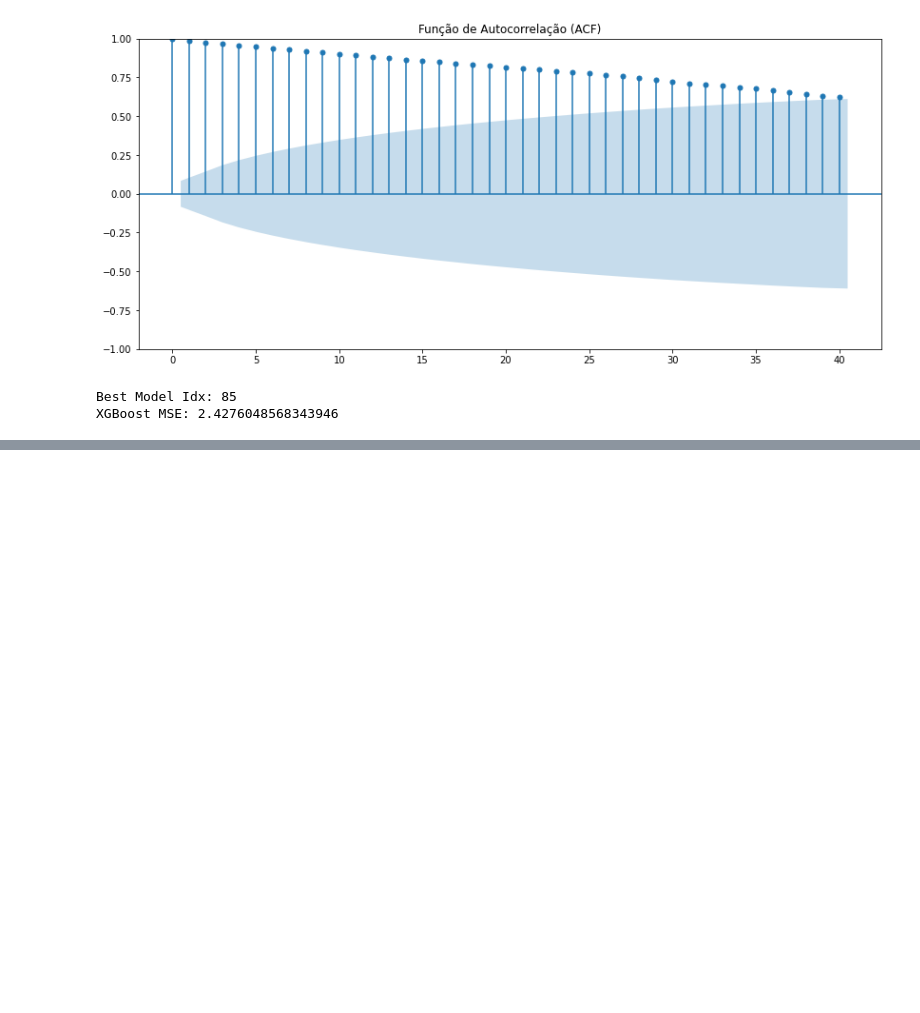
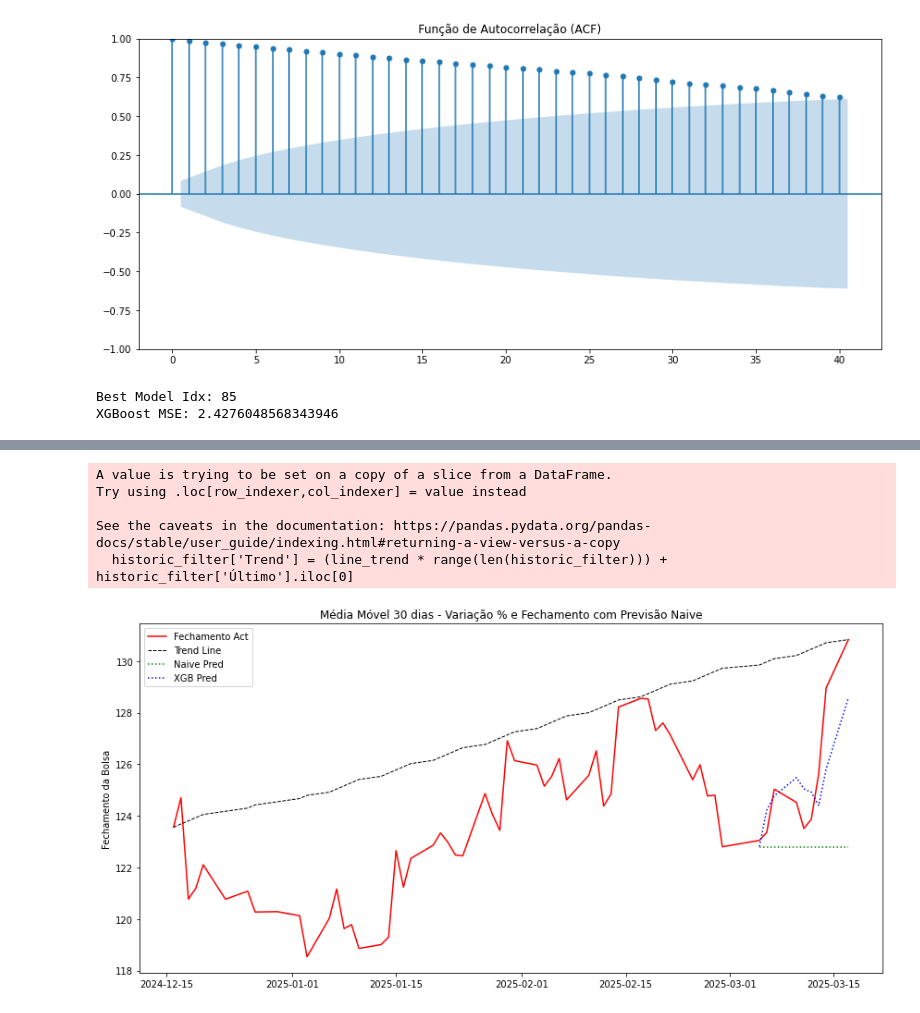
Before and after one commit to luishrufino/previsao_ibovespa, a Jupyter notebook: Machine Code.ipynb, the cells around one changed output, grey strips where cells are left out. Saved outputs shown, nothing was run; the diff lists cells and outputs as text; code cells hidden in the pictures; blank space fills up the shorter version.

```diff
--- a/Machine Code.ipynb
+++ b/Machine Code.ipynb
@@ -259,6 +246,9 @@ predictors = [
 Period: 550.0 days
 [figure]
 # %%
+df_train = historic_df.loc[:train_end]
+df_test = historic_df.loc[train_end:]
+
 # Define features and target
 X_train = df_train[predictors]
 y_train = df_train['Último']
@@ -301,0 +288,5 @@ array([122.80953 , 124.23054 , 124.769135, 125.48421 , 125.04763 ,
+# %%
+xgb_pred_series = pd.Series(xgb_pred, index=df_test.index, name='pred')
+xgb_pred_df = xgb_pred_series.astype('float64')
+
+xgb_pred_df
@@ -301,0 +305,45 @@ array([122.80953 , 124.23054 , 124.769135, 125.48421 , 125.04763 ,
+# %%
+historic_filter = historic_df.tail(60)
+delta_date = historic_filter['Último'].iloc[-1] - historic_filter['Último'].iloc[0]
+line_trend = delta_date/(len(historic_filter)-1)
+historic_filter['Trend'] = (line_trend * range(len(historic_filter))) + historic_filter['Último'].iloc[0]
+
+naive_filter = naive_pred.tail(60)
+
+
+fig, ax = plt.subplots(figsize=(12,6))
+
+# Fechamento real (rolling)
+line2, = ax.plot(historic_filter.index, historic_filter['Último'], color='red', label='Fechamento Act')
+
+# Linha de tendência (rolling)
+line3, = ax.plot(historic_filter.index, historic_filter['Trend'],
+                 color='black', linewidth=1, linestyle='--', label='Trend Line')
+
+# Previsão Naive SOMENTE no período de teste (sem rolling para mostrar a linha de previsão)
+line4, = ax.plot(df_test.index, naive_filter.loc[df_test.index], color='green', linestyle=':', linewidth=1.5, label='Naive Pred')
+
+# Previsão XGBoost
+line5, = ax.plot(df_test.index, xgb_pred_df.loc[df_test.index], color='blue', linestyle=':', linewidth=1.5, label='XGB Pred')
+
+ax.set_ylabel('Fechamento da Bolsa')
+ax.tick_params(axis='y')
+
+# Título e legenda
+lines = [line2, line3, line4, line5]  # A lista de objetos de linha
+
+# Usando get_label() corretamente
+labels = [line.get_label() for line in lines]
+ax.legend(lines, labels, loc='upper left')
+
+plt.title('Média Móvel 30 dias - Variação % e Fechamento com Previsão Naive')
+fig.tight_layout()
+
+plt.show()
+# %% [output]
+A value is trying to be set on a copy of a slice from a DataFrame.
+Try using .loc[row_indexer,col_indexer] = value instead
+
+See the caveats in the documentation: https://pandas.pydata.org/pandas-docs/stable/user_guide/indexing.html#returning-a-view-versus-a-copy
+  historic_filter['Trend'] = (line_trend * range(len(historic_filter))) + historic_filter['Último'].iloc[0]
+[figure, added]
```
Also changed, not shown: parts of 8 cells of this notebook.
